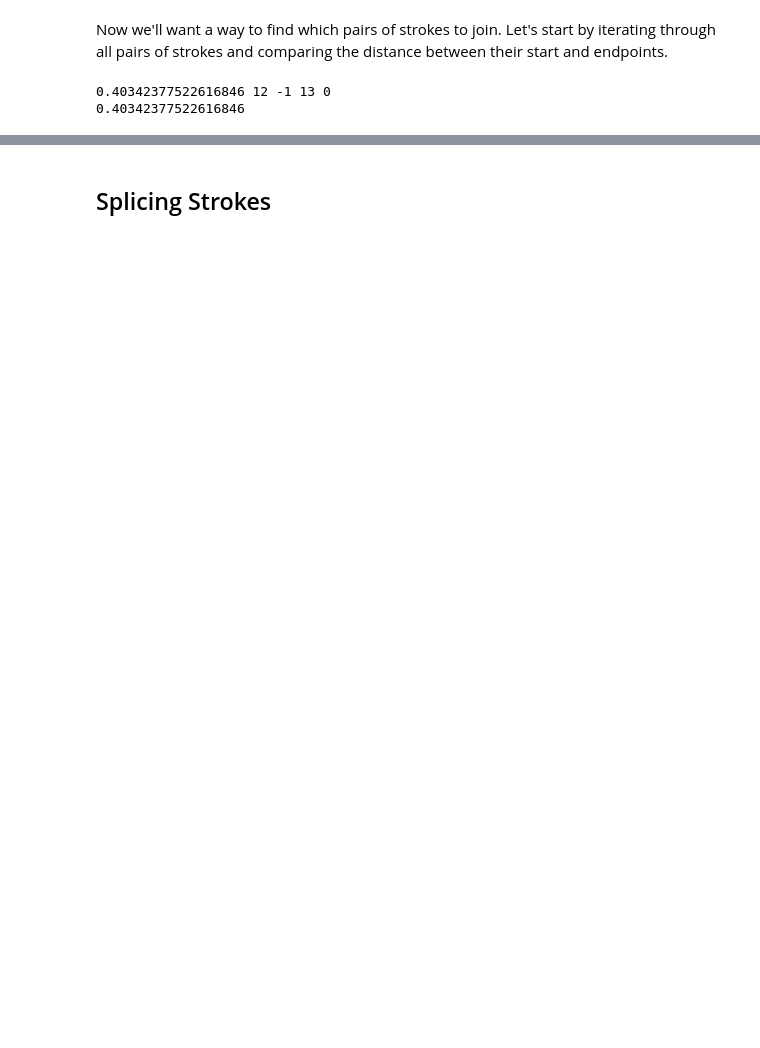
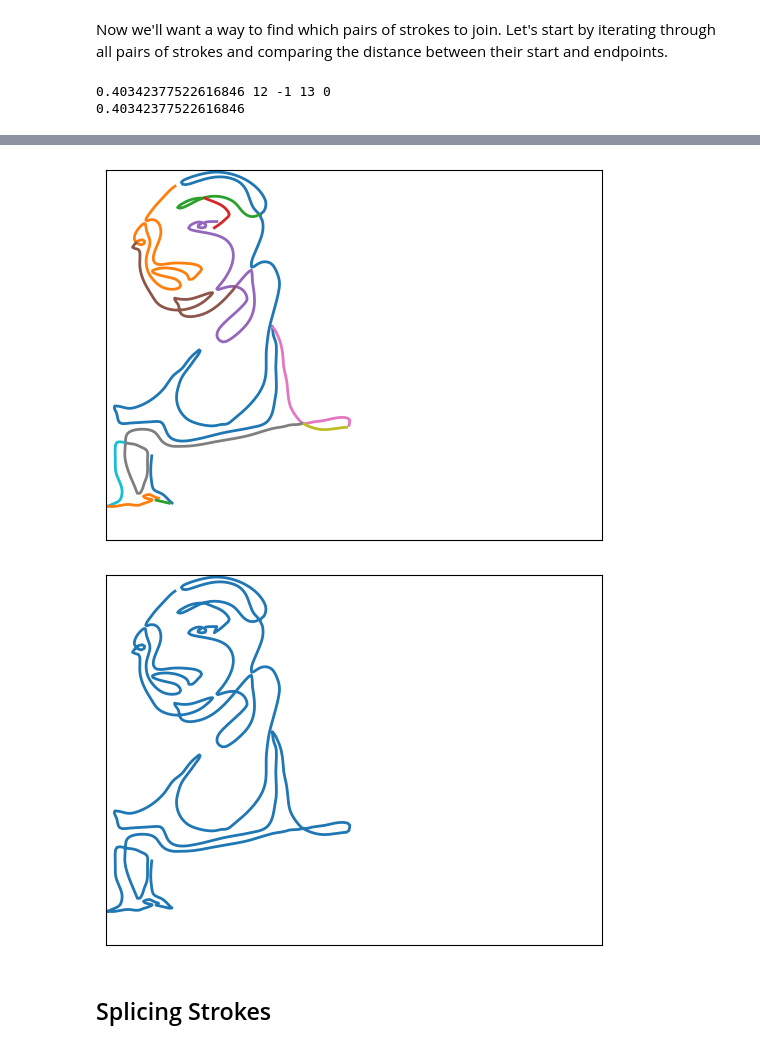
Before and after one commit to andrewlook/singleline_dataset, a Jupyter notebook: nbs/03_strokes.ipynb, the cells around one changed output, grey strips where cells are left out. Saved outputs shown, nothing was run; the diff lists cells and outputs as text; code cells hidden in the pictures; blank space fills up the shorter version.

```diff
--- a/nbs/03_strokes.ipynb
+++ b/nbs/03_strokes.ipynb
@@ -297,5 +276,18 @@ plot_strokes(r0)
 # %%
 # [plot_strokes(r) for r in r_iter]
+# %%
+rescaled_strokes = svg_to_strokes(
+    "../../svg-dataset/sketch_mgmt/imgs_sorted/drawings_svg_cropped/1812.svg",
+    total_n=1000,
+    min_n=3,
+)
+plot_strokes(rescaled_strokes)
+joined_strokes, _ = merge_until(rescaled_strokes, dist_threshold=10.0)
+
+plot_strokes(joined_strokes)
+# %% [output]
+[figure, added]
+[figure, added]
 # %% [markdown]
 ## Splicing Strokes
 # %%
```
Also changed, not shown: parts of 17 cells of this notebook, 11 other files.
